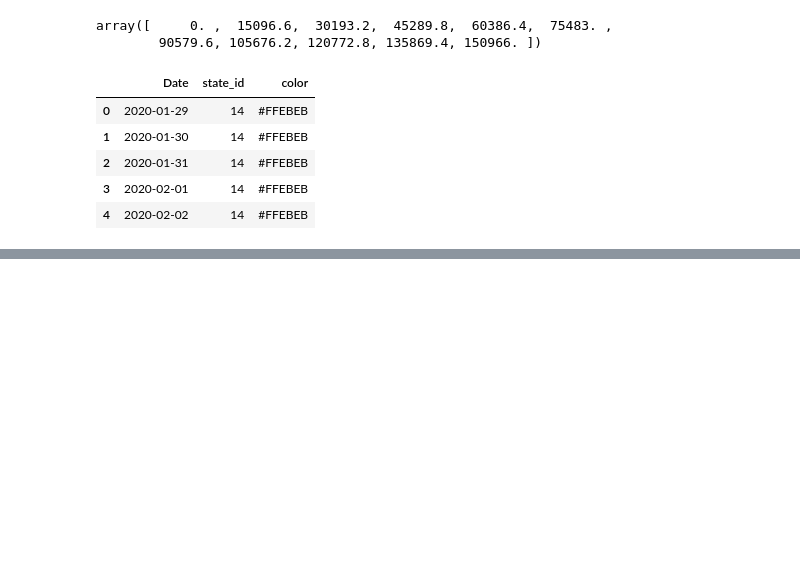
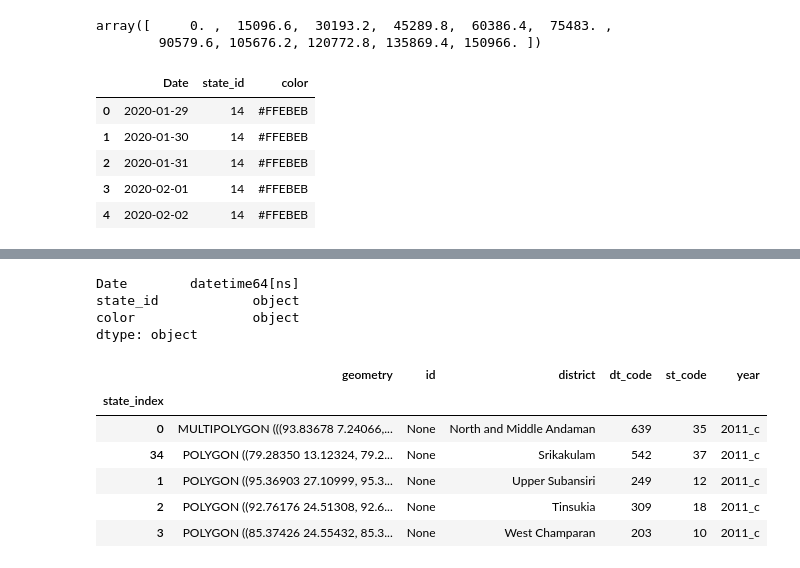
Before and after one commit to abhijeetknayak/Utilities, a Jupyter notebook: Data-Science/Country-Data/covid_analysis.ipynb, the cells around one changed output, grey strips where cells are left out. Drawn from its saved outputs; the diff is of its cells as text; code cells hidden in the pictures; blank space fills up the shorter version.

Commit message:
covid analysis : choropleth

```diff
--- a/Data-Science/Country-Data/covid_analysis.ipynb
+++ b/Data-Science/Country-Data/covid_analysis.ipynb
@@ -165,0 +193,19 @@ TypeError: cannot astype a datetimelike from [datetime64[ns]] to [int32]
+# %%
+df_covid.dtypes
+# %% [output]
+Date        datetime64[ns]
+state_id            object
+color               object
+dtype: object
+# %%
+india_geojson['state_index'] = india_geojson.index.to_series().map(id_dict)
+india_geojson = india_geojson.set_index('state_index')
+india_geojson.head()
+# %% [output]
+|  | geometry | id | district | dt_code | st_code | year |
+| state_index |  |  |  |  |  |  |
+| 0 | MULTIPOLYGON (((93.83678 7.24066,... | None | North and Middle Andaman | 639 | 35 | 2011_c |
+| 34 | POLYGON ((79.28350 13.12324, 79.2... | None | Srikakulam | 542 | 37 | 2011_c |
+| 1 | POLYGON ((95.36903 27.10999, 95.3... | None | Upper Subansiri | 249 | 12 | 2011_c |
+| 2 | POLYGON ((92.76176 24.51308, 92.6... | None | Tinsukia | 309 | 18 | 2011_c |
+| 3 | POLYGON ((85.37426 24.55432, 85.3... | None | West Champaran | 203 | 10 | 2011_c |
```
Also changed, not shown: parts of 7 cells of this notebook.
